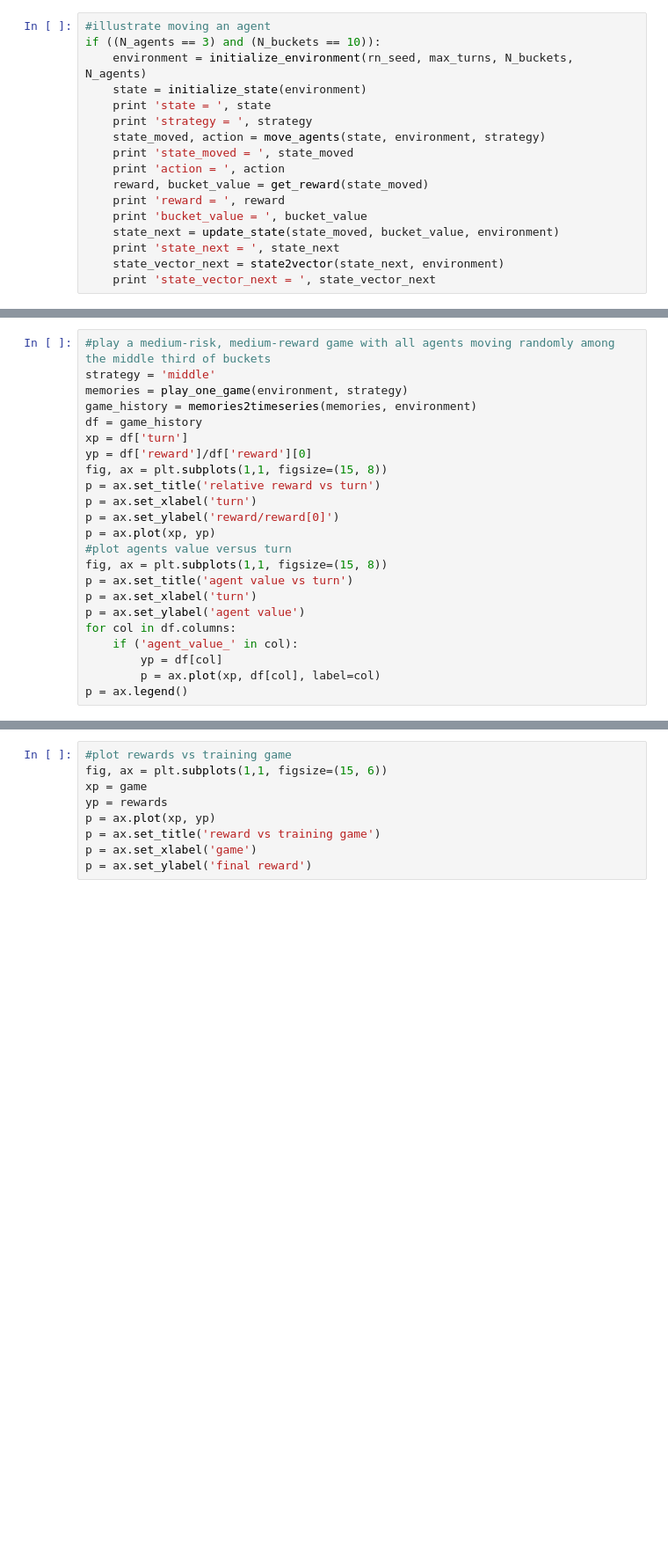
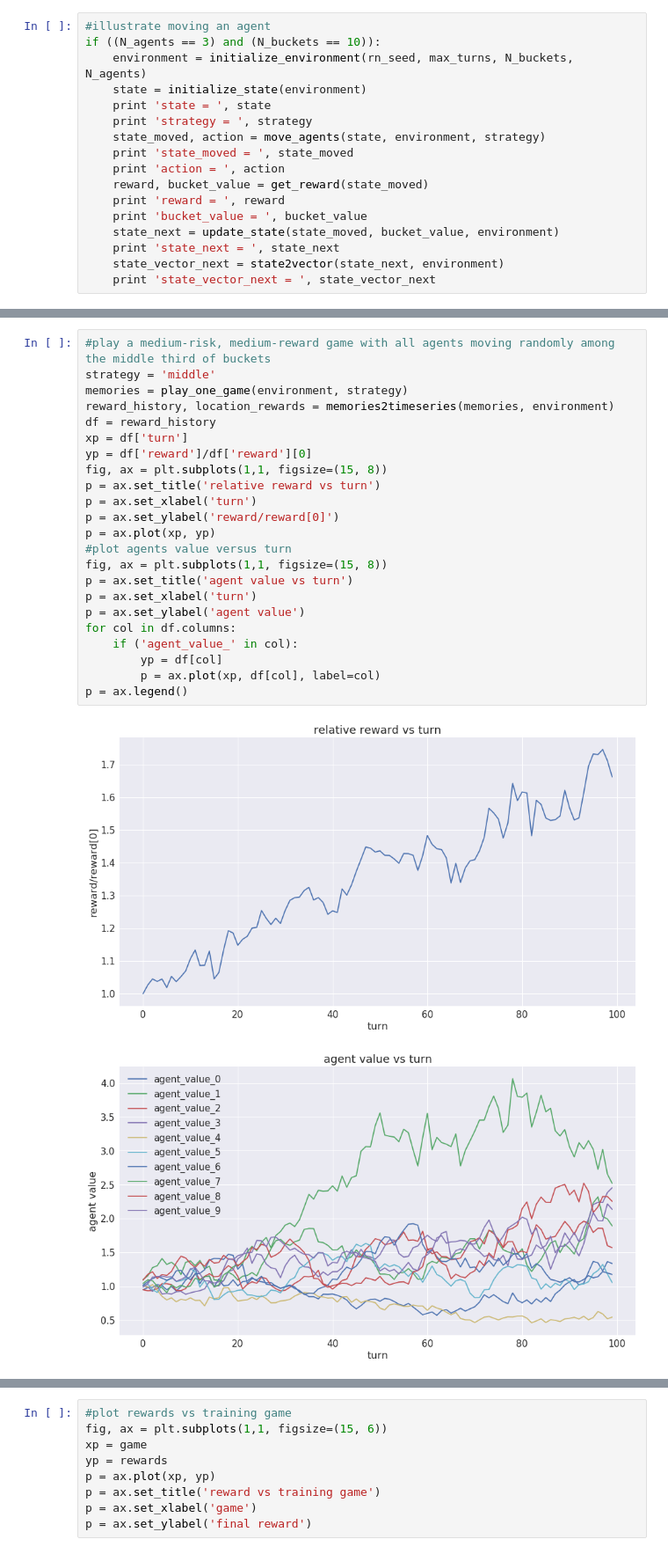
Before and after one commit to joehahn/multi-agent-explore, a Jupyter notebook: multi_agent.ipynb, the cells around one changed output, grey strips where cells are left out. Shown at 88% size. Drawn from its saved outputs; the diff is of its cells as text; blank space fills up the shorter version.

```diff
--- a/multi_agent.ipynb
+++ b/multi_agent.ipynb
@@ -174,26 +136,29 @@ p = ax.legend()
 # %%
 #play a medium-risk, medium-reward game with all agents moving randomly among the middle third of buckets
 strategy = 'middle'
 memories = play_one_game(environment, strategy)
-game_history = memories2timeseries(memories, environment)
-df = game_history
+reward_history, location_rewards = memories2timeseries(memories, environment)
+df = reward_history
 xp = df['turn']
 yp = df['reward']/df['reward'][0]
 fig, ax = plt.subplots(1,1, figsize=(15, 8))
 p = ax.set_title('relative reward vs turn')
 p = ax.set_xlabel('turn')
 p = ax.set_ylabel('reward/reward[0]')
 p = ax.plot(xp, yp)
 #plot agents value versus turn
 fig, ax = plt.subplots(1,1, figsize=(15, 8))
 p = ax.set_title('agent value vs turn')
 p = ax.set_xlabel('turn')
 p = ax.set_ylabel('agent value')
 for col in df.columns:
     if ('agent_value_' in col):
         yp = df[col]
         p = ax.plot(xp, df[col], label=col)
 p = ax.legend()
+# %% [output]
+[figure, added]
+[figure, added]
 # %%
 #play a high-risk, high-reward game with all agents moving randomly among the upper third of buckets
 strategy = 'high'
```
Also changed, not shown: parts of 30 cells of this notebook, 1 other file.
